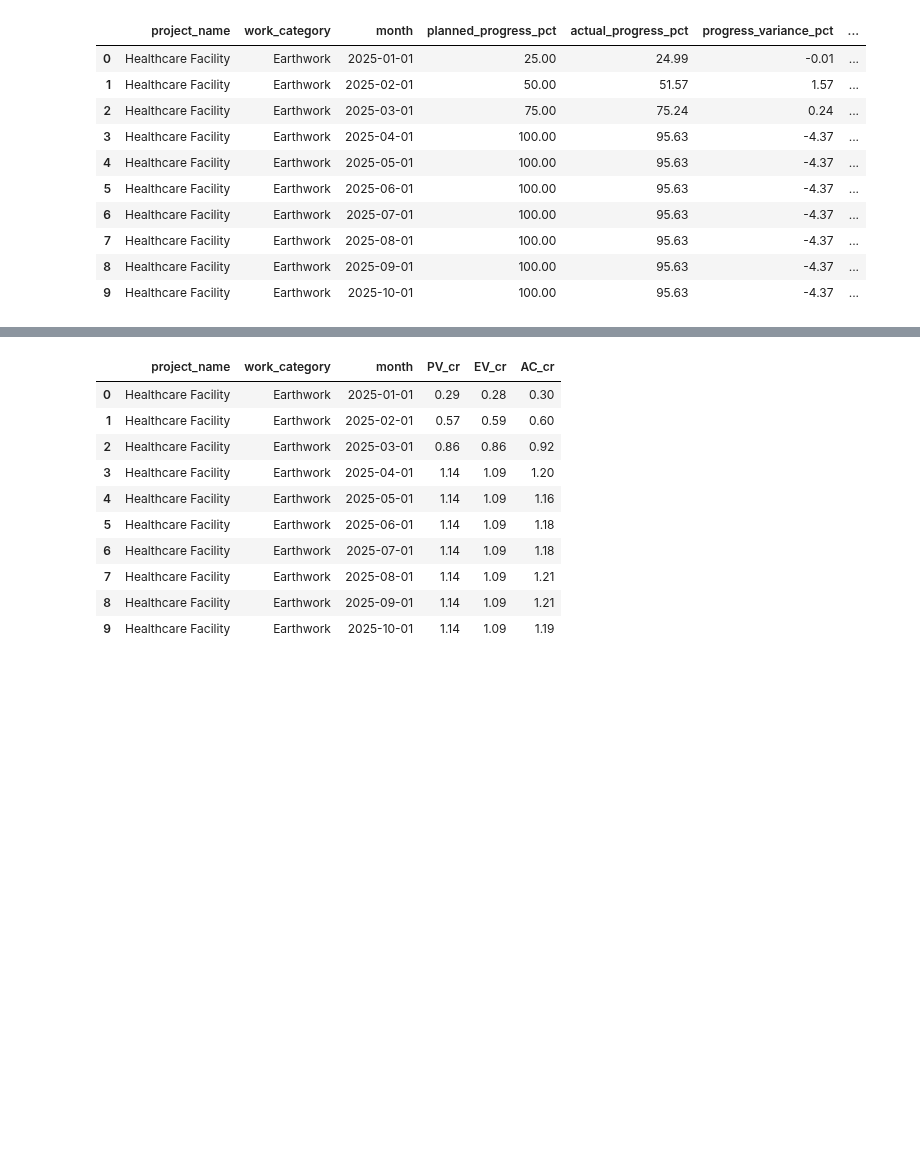
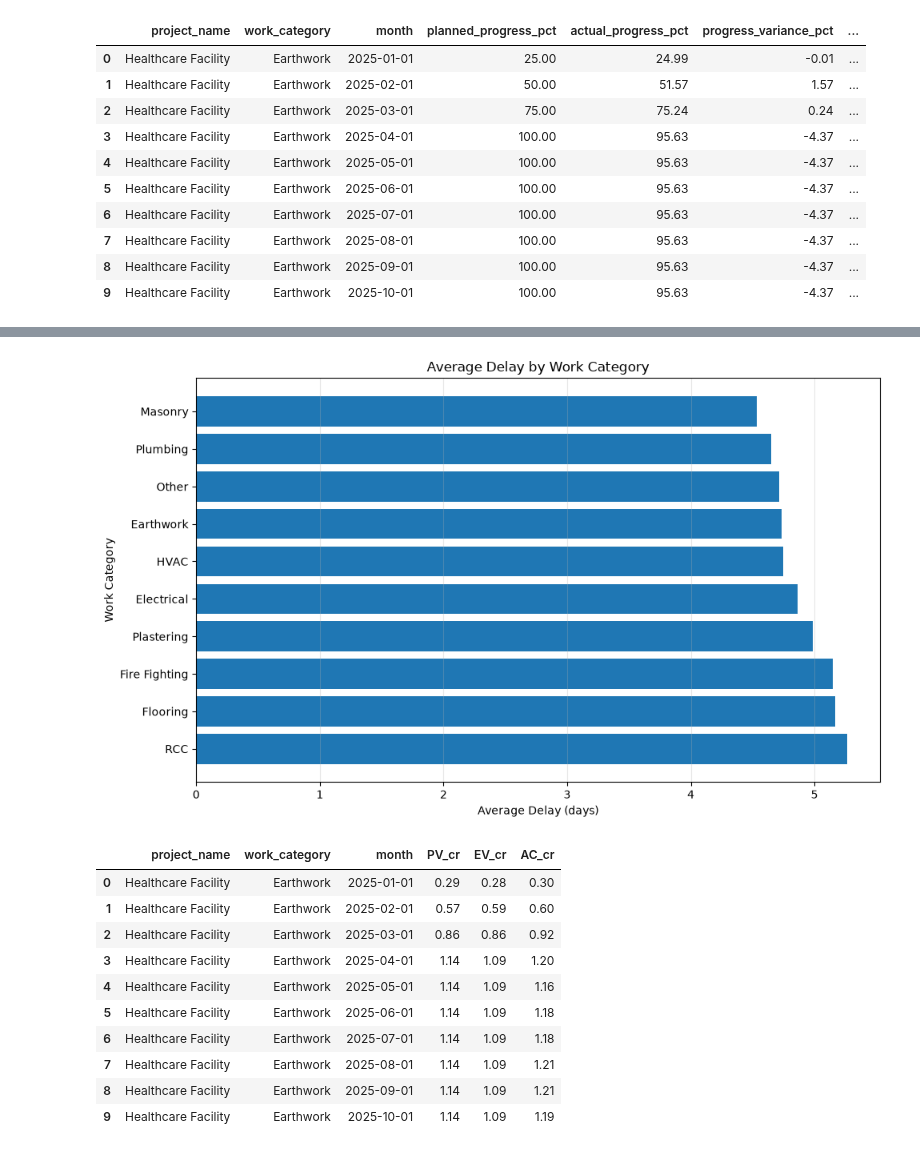
Before and after one commit to rb-ananth/construction-project-analytics, a Jupyter notebook: notebooks/construction_project_analysis.ipynb, the cells around one changed output, grey strips where cells are left out. Saved outputs shown, nothing was run; the diff lists cells and outputs as text; code cells hidden in the pictures; blank space fills up the shorter version.

Commit message:
Complete construction analytics and EVM analysis

```diff
--- a/notebooks/construction_project_analysis.ipynb
+++ b/notebooks/construction_project_analysis.ipynb
@@ -631,0 +670,14 @@ df[
+# %%
+# Work-category delay analysis
+
+category_delay = (
+    df.groupby("work_category", as_index=False)
+    .agg(
+        avg_delay_days=("delay_days", "mean"),
+        max_delay_days=("delay_days", "max"),
+        avg_progress_variance_pct=("progress_variance_pct", "mean")
+    )
+    .sort_values("avg_delay_days", ascending=False)
+)
+
+category_delay
@@ -632,3 +696,33 @@ df[
+# %%
+# Average delay by work category
+
+plt.figure(figsize=(10, 6))
+
+plt.barh(
+    category_delay["work_category"],
+    category_delay["avg_delay_days"]
+)
+
+plt.title("Average Delay by Work Category")
+plt.xlabel("Average Delay (days)")
+plt.ylabel("Work Category")
+
+plt.grid(
+    axis="x",
+    alpha=0.3
+)
+
+plt.tight_layout()
+
+plt.savefig(
+    VISUALIZATION_DIR / "work_category_delay.png",
+    dpi=300,
+    bbox_inches="tight"
+)
+
+plt.show()
+# %% [output]
+[figure, added]
 # %%
 # Earned Value Management (EVM) metrics
 
```
Also changed, not shown: parts of 13 cells of this notebook, 3 other files.
